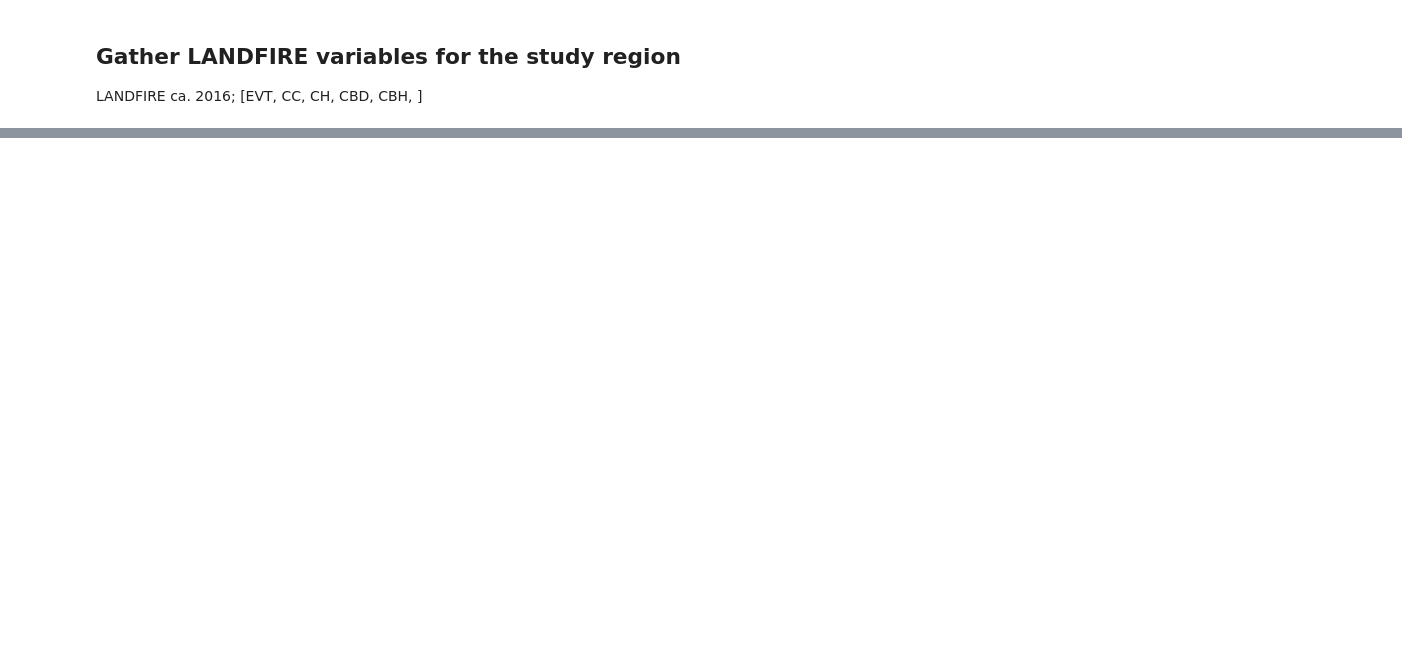
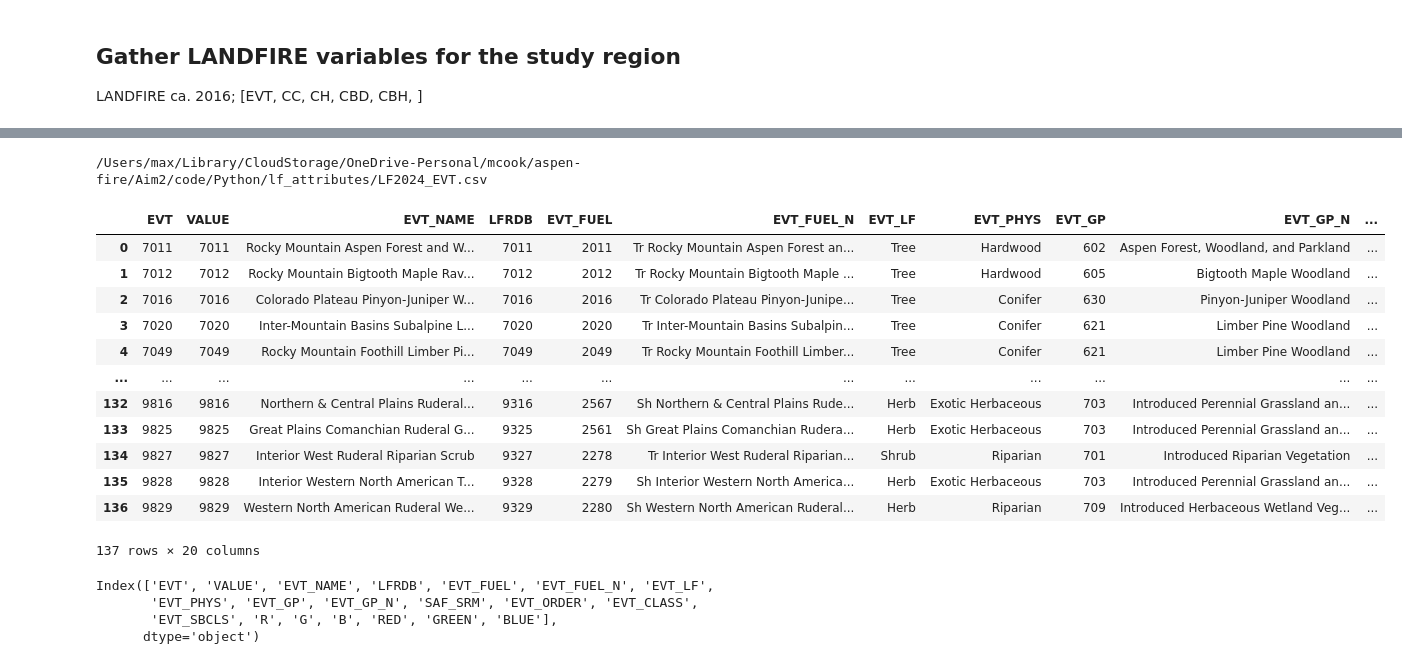
Before and after one commit to maxwellCcook/aspen-fire, a Jupyter notebook: Aim2/code/Python/04c_LF_Summaries.ipynb, the cells around one changed output, grey strips where cells are left out. Cells and saved outputs as stored; diff of their text form; code cells hidden in the pictures; blank space fills up the shorter version.

```diff
--- a/Aim2/code/Python/04c_LF_Summaries.ipynb
+++ b/Aim2/code/Python/04c_LF_Summaries.ipynb
@@ -1058,0 +120,31 @@ gc.collect()
+# %%
+fuel_vars = {
+    'CC': 'https://lfps.usgs.gov/arcgis/rest/services/Landfire_LF200/US_200CC_19/ImageServer',
+    'CH': 'https://lfps.usgs.gov/arcgis/rest/services/Landfire_LF200/US_200CH_19/ImageServer',
+    'CBD': 'https://lfps.usgs.gov/arcgis/rest/services/Landfire_LF200/US_200CBD_19/ImageServer',
+    'CBH': 'https://lfps.usgs.gov/arcgis/rest/services/Landfire_LF200/US_200CBH_19/ImageServer'
+}
+
+# reproject the grid and get the bounds
+grid_wgs = grid.to_crs('EPSG:4326')
+
+# grab the EVT raster to use for zones
+evt_url = 'https://lfps.usgs.gov/arcgis/rest/services/Landfire_LF200/US_200EVT/ImageServer'
+print(f"Downloading the EVT raster from: {evt_url}")
+evt_da = get_image_service_array(evt_url, grid_wgs, out_prefix='EVT')
+
+# crop to gridcells
+# match the CRS
+grid_prj = grid.to_crs(evt_da.rio.crs)
+# create the crop extent
+bbox = box(*grid_prj.total_bounds) # make a bounding box
+bbox = gpd.GeoDataFrame(geometry=[bbox], crs='EPSG:5070')
+evt_da = evt_da.rio.clip(bbox.geometry) # do the crop
+
+# get a list of EVT values
+evt_arr = evt_da.values
+evt_nodata = evt_da.rio.nodata
+evt_vals = np.unique(evt_arr)
+evt_vals = evt_vals[~np.isnan(evt_vals) & (evt_vals != evt_nodata)]
+print(f"Found [{len(evt_vals)}] EVT codes")
+del evt_nodata, evt_arr
@@ -1058,0 +154,36 @@ gc.collect()
+# %%
+# identify EVT codes of interest
+# first, download the data dictionary
+dd = list_files(os.getcwd(),'*EVT.csv',recursive=True)[0]
+print(dd)
+if not dd:
+    print("Downloading data dictionary")
+    dd = download_lf_csv('EVT')
+else:
+    dd = pd.read_csv(dd)
+# merge with the codes
+evt_vals_df = pd.DataFrame({'EVT': evt_vals.astype(int)})
+evt_df = evt_vals_df.merge(dd, left_on='EVT', right_on='VALUE')
+evt_df
+# %% [output]
+/Users/max/Library/CloudStorage/OneDrive-Personal/mcook/aspen-fire/Aim2/code/Python/lf_attributes/LF2024_EVT.csv
+|  | EVT | VALUE | EVT_NAME | LFRDB | EVT_FUEL | EVT_FUEL_N | EVT_LF | EVT_PHYS | EVT_GP | EVT_GP_N | ... |
+| 0 | 7011 | 7011 | Rocky Mountain Aspen Forest and W... | 7011 | 2011 | Tr Rocky Mountain Aspen Forest an... | Tree | Hardwood | 602 | Aspen Forest, Woodland, and Parkland | ... |
+| 1 | 7012 | 7012 | Rocky Mountain Bigtooth Maple Rav... | 7012 | 2012 | Tr Rocky Mountain Bigtooth Maple ... | Tree | Hardwood | 605 | Bigtooth Maple Woodland | ... |
+| 2 | 7016 | 7016 | Colorado Plateau Pinyon-Juniper W... | 7016 | 2016 | Tr Colorado Plateau Pinyon-Junipe... | Tree | Conifer | 630 | Pinyon-Juniper Woodland | ... |
+| 3 | 7020 | 7020 | Inter-Mountain Basins Subalpine L... | 7020 | 2020 | Tr Inter-Mountain Basins Subalpin... | Tree | Conifer | 621 | Limber Pine Woodland | ... |
+| 4 | 7049 | 7049 | Rocky Mountain Foothill Limber Pi... | 7049 | 2049 | Tr Rocky Mountain Foothill Limber... | Tree | Conifer | 621 | Limber Pine Woodland | ... |
+| ... | ... | ... | ... | ... | ... | ... | ... | ... | ... | ... | ... |
+| 132 | 9816 | 9816 | Northern & Central Plains Ruderal... | 9316 | 2567 | Sh Northern & Central Plains Rude... | Herb | Exotic Herbaceous | 703 | Introduced Perennial Grassland an... | ... |
+| 133 | 9825 | 9825 | Great Plains Comanchian Ruderal G... | 9325 | 2561 | Sh Great Plains Comanchian Rudera... | Herb | Exotic Herbaceous | 703 | Introduced Perennial Grassland an... | ... |
+| 134 | 9827 | 9827 | Interior West Ruderal Riparian Scrub | 9327 | 2278 | Tr Interior West Ruderal Riparian... | Shrub | Riparian | 701 | Introduced Riparian Vegetation | ... |
+| 135 | 9828 | 9828 | Interior Western North American T... | 9328 | 2279 | Sh Interior Western North America... | Herb | Exotic Herbaceous | 703 | Introduced Perennial Grassland an... | ... |
+| 136 | 9829 | 9829 | Western North American Ruderal We... | 9329 | 2280 | Sh Western North American Ruderal... | Herb | Riparian | 709 | Introduced Herbaceous Wetland Veg... | ... |
+137 rows × 20 columns
+# %%
+evt_df.columns
+# %% [output]
+Index(['EVT', 'VALUE', 'EVT_NAME', 'LFRDB', 'EVT_FUEL', 'EVT_FUEL_N', 'EVT_LF',
+       'EVT_PHYS', 'EVT_GP', 'EVT_GP_N', 'SAF_SRM', 'EVT_ORDER', 'EVT_CLASS',
+       'EVT_SBCLS', 'R', 'G', 'B', 'RED', 'GREEN', 'BLUE'],
+      dtype='object')
```
Also changed, not shown: parts of 64 cells of this notebook, 3 other files.
